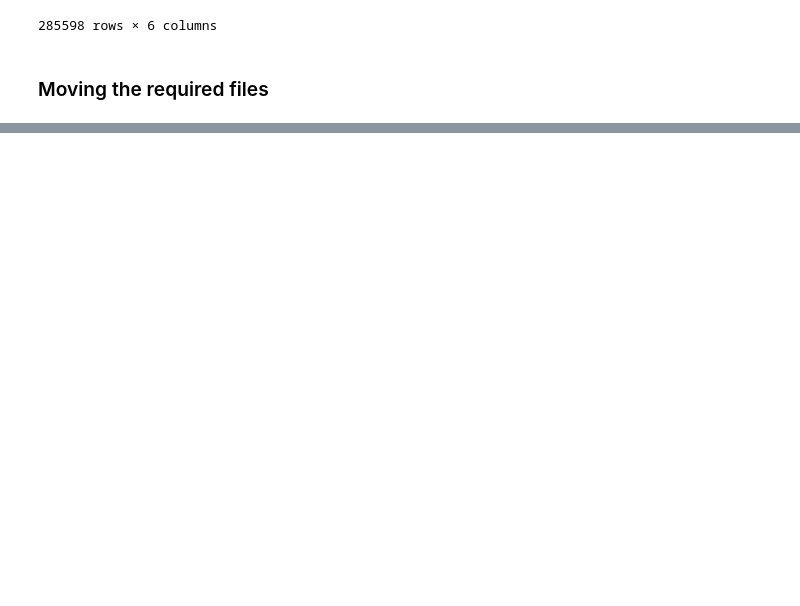
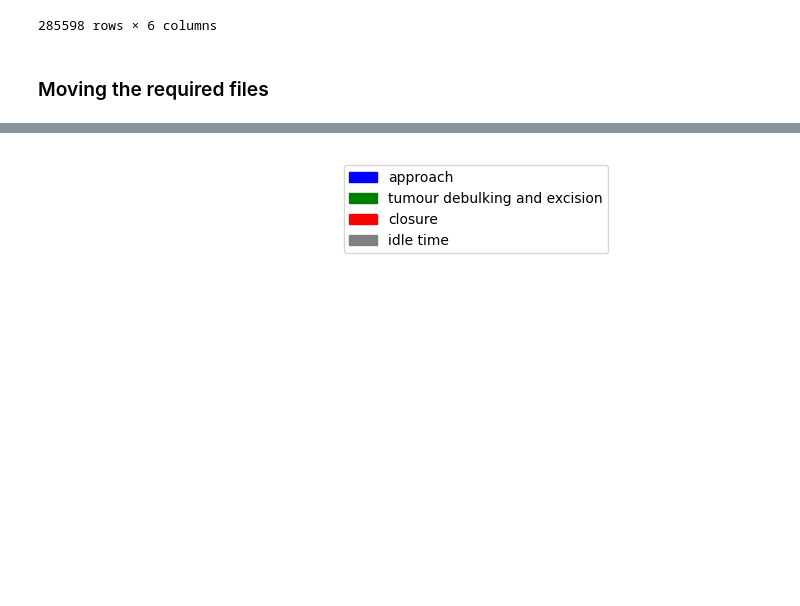
Before and after one commit to Dduva/SurgicalWorkflowProject, a Jupyter notebook: Phase_data_creation.ipynb, the cells around one changed output, grey strips where cells are left out. Drawn from its saved outputs; the diff is of its cells as text; code cells hidden in the pictures; blank space fills up the shorter version.

```diff
--- a/Phase_data_creation.ipynb
+++ b/Phase_data_creation.ipynb
@@ -254,0 +442,22 @@ for file in files:
+# %%
+import matplotlib.patches as mpatches
+import matplotlib.pyplot as plt
+
+# Create patches
+blue_patch = mpatches.Patch(color='blue', label='approach')
+green_patch = mpatches.Patch(color='green', label='tumour debulking and excision')
+red_patch = mpatches.Patch(color='red', label='closure')
+# skyblue_patch = mpatches.Patch(color='skyblue', label='dissection superior')
+# orange_patch = mpatches.Patch(color='orange', label='dissection lateral')
+gray_patch = mpatches.Patch(color='gray', label='idle time')
+
+
+# Add patches to legend
+plt.legend(handles=[blue_patch, green_patch, red_patch, gray_patch])
+plt.tight_layout()
+
+# Hide axes
+plt.axis('off')
+plt.savefig(os.path.join(PATH_FOR_SAVING, f'phases_legend.png'))
+# %% [output]
+[figure, added]
```
Also changed, not shown: parts of 8 cells of this notebook, 6 other files.
